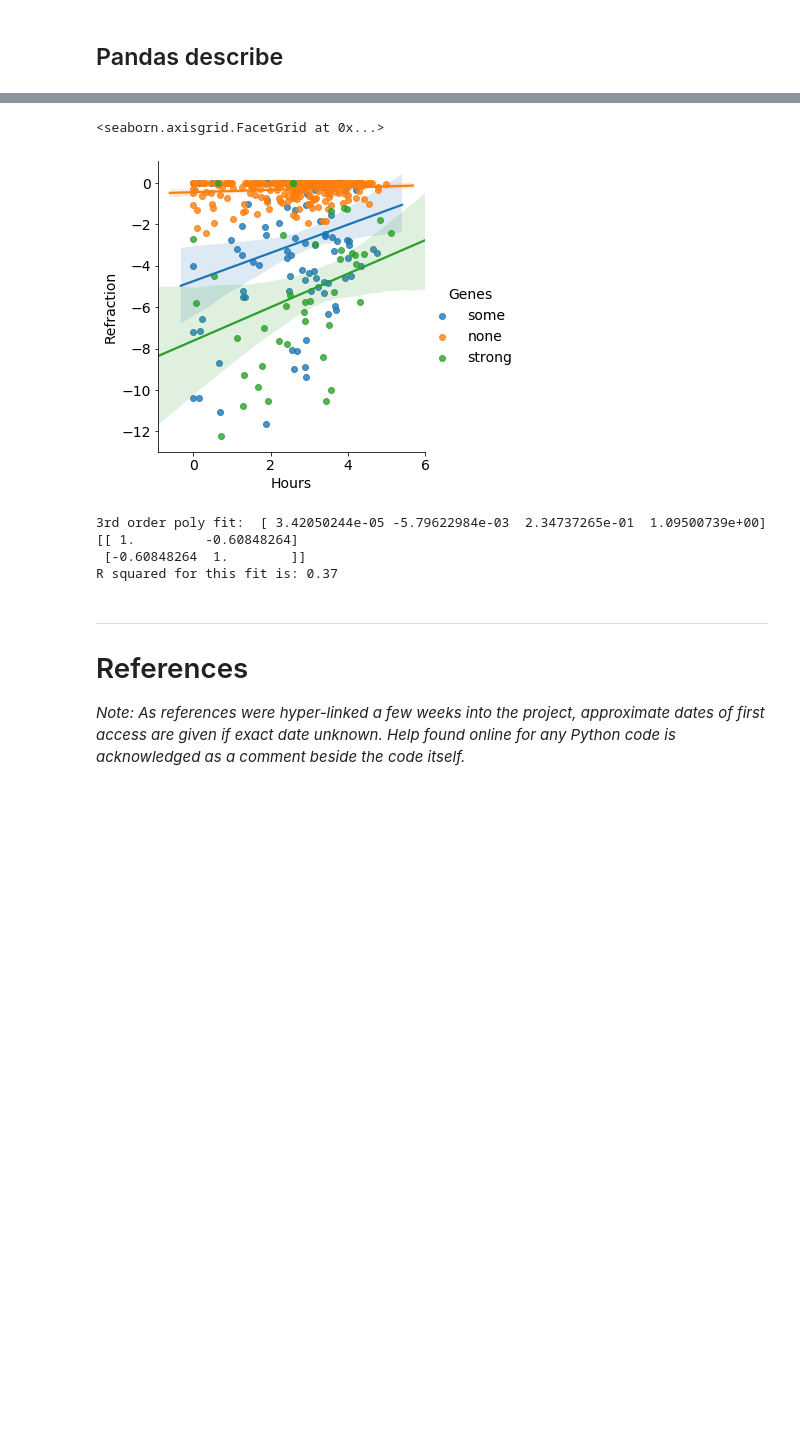
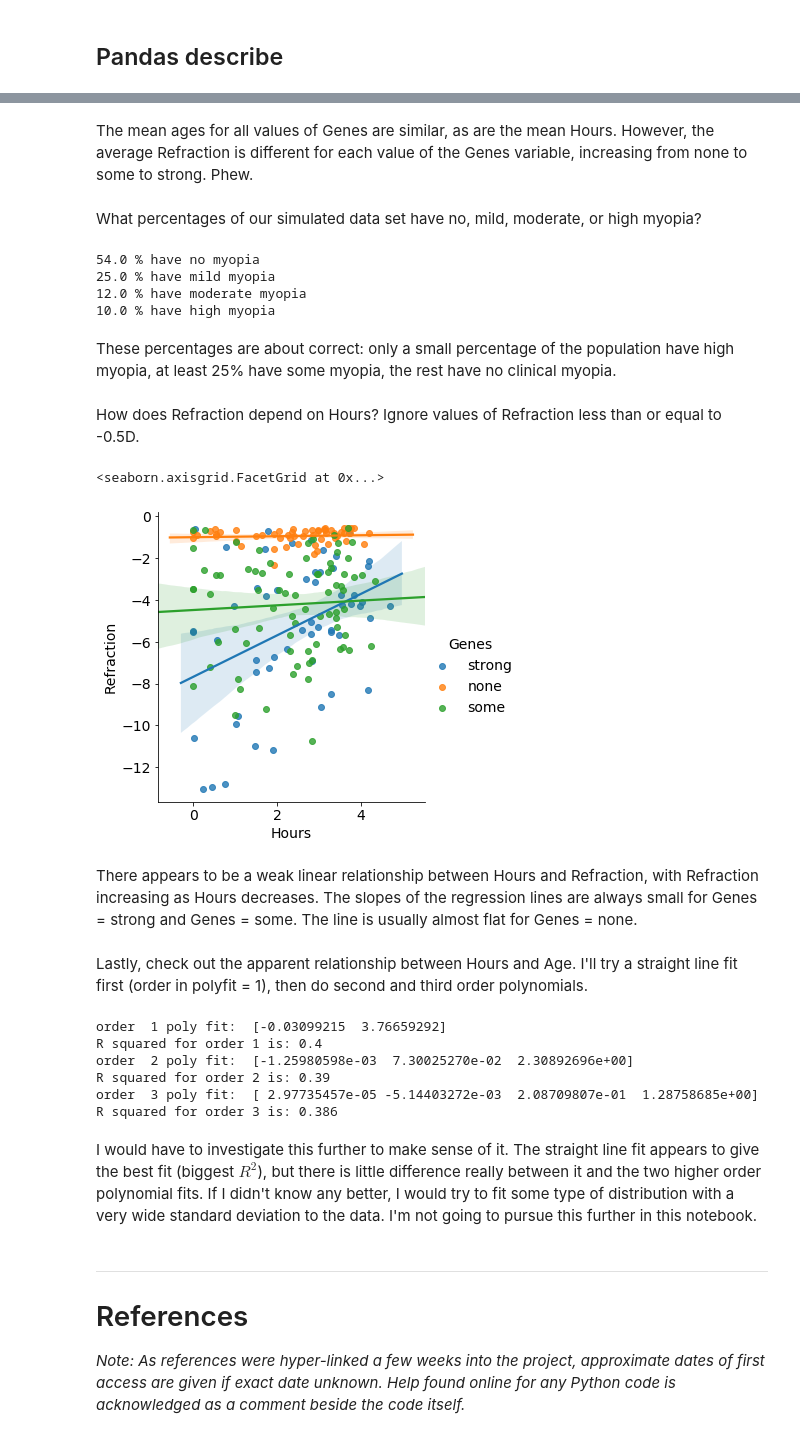
Before and after one commit to elizabethdaly/simulating-data, a Jupyter notebook: eyesight.ipynb, the cells around one changed output, grey strips where cells are left out. Cells and saved outputs as stored; diff of their text form; code cells hidden in the pictures; blank space fills up the shorter version.

Commit message:
n = 400 and do a sanity check on output

```diff
--- a/eyesight.ipynb
+++ b/eyesight.ipynb
@@ -673,21 +677,54 @@ df.groupby(['Genes']).agg(['count','mean'])
+# %% [markdown]
+The mean ages for all values of Genes are similar, as are the mean Hours. However, the average Refraction is different for each value of the Genes variable, increasing from none to some to strong. Phew.
+# %% [markdown]
+What percentages of our simulated data set have no, mild, moderate, or high myopia?
+# %%
+emmetropic = df.loc[(df['Refraction'] <= 0.00) & (df['Refraction'] >= -0.50)].Refraction.count() # no myopia
+mild = df.loc[(df['Refraction'] < -0.50) & (df['Refraction'] >= -3.00)].Refraction.count() # mild
+mod = df.loc[(df['Refraction'] < -3.00) & (df['Refraction'] >= -6.00)].Refraction.count() # moderate
+high = df.loc[(df['Refraction'] < -6.00)].Refraction.count()
+
+print(round((emmetropic/n)*100), "% have no myopia")
+print(round((mild/n)*100), "% have mild myopia")
+print(round((mod/n)*100), "% have moderate myopia")
+print(round((high/n)*100), "% have high myopia")
+# %% [output]
+54.0 % have no myopia
+25.0 % have mild myopia
+12.0 % have moderate myopia
+10.0 % have high myopia
+# %% [markdown]
+These percentages are about correct: only a small percentage of the population have high myopia, at least 25% have some myopia, the rest have no clinical myopia.
+# %% [markdown]
+How does Refraction depend on Hours? Ignore values of Refraction less than or equal to -0.5D.
 # %%
-sns.lmplot(x="Hours", y="Refraction", hue="Genes", data=df)
+#sns.lmplot(x="Hours", y="Refraction", hue="Genes", data=df)
+sns.lmplot(x="Hours", y="Refraction", hue="Genes", data=df.loc[df['Refraction'] < -0.50])
 # %% [output]
 <seaborn.axisgrid.FacetGrid at 0x...>
-[figure, old version]
+[figure, new version]
+# %% [markdown]
+There appears to be a weak linear relationship between Hours and Refraction, with Refraction increasing as Hours decreases. The slopes of the regression lines are always small for Genes = strong and Genes = some. The line is usually almost flat for Genes = none.
+# %% [markdown]
+Lastly, check out the apparent relationship between Hours and Age. I'll try a straight line fit first (order in polyfit = 1), then do second and third order polynomials.
 # %%
-# Do simple linear regression for x = Age, y = Hours
-slr = np.polyfit(df['Age'], df['Hours'], 3) #(x,y)
-print("3rd order poly fit: ", slr)
-# Calculate the correlation matrix.
-print(np.corrcoef(df['Age'], df['Hours']))
-# Square off-diagonal element to get Rsquared. [row=0][col=1]
-print("R squared for this fit is:", round(np.corrcoef(df['Age'], df['Hours'])[0][1] ** 2, 3))
+# Do simple regression for x = Age, y = Hours
+for order in range(1,4):
+    slr = np.polyfit(df['Age'], df['Hours'], order) #(x,y)
+    print("order ", order, "poly fit: ", slr)
+    # Calculate the correlation matrix.
+    #print(np.corrcoef(df['Age'], df['Hours']))
+    # Square off-diagonal element to get Rsquared. [row=0][col=1]
+    print("R squared for order", order, "is:", round(np.corrcoef(df['Age'], df['Hours'])[0][1] ** 2, order))
 # %% [output]
-3rd order poly fit:  [ 3.42050244e-05 -5.79622984e-03  2.34737265e-01  1.09500739e+00]
-[[ 1.         -0.60848264]
- [-0.60848264  1.        ]]
-R squared for this fit is: 0.37
+order  1 poly fit:  [-0.03099215  3.76659292]
+R squared for order 1 is: 0.4
+order  2 poly fit:  [-1.25980598e-03  7.30025270e-02  2.30892696e+00]
+R squared for order 2 is: 0.39
+order  3 poly fit:  [ 2.97735457e-05 -5.14403272e-03  2.08709807e-01  1.28758685e+00]
+R squared for order 3 is: 0.386
+# %% [markdown]
+I would have to investigate this further to make sense of it. The straight line fit appears to give the best fit (biggest $R^2$), but there is little difference really between it and the two higher order polynomial fits. If I didn't know any better, I would try to fit some type of distribution with a very wide standard deviation to the data. I'm not going to pursue this further in this notebook.
 # %% [markdown]
 ***
 # References
```
Also changed, not shown: parts of 17 cells of this notebook.
